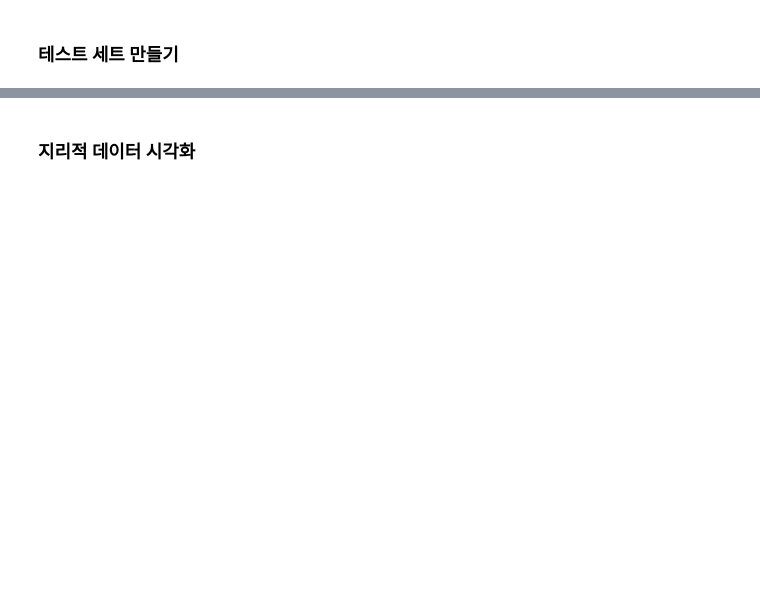
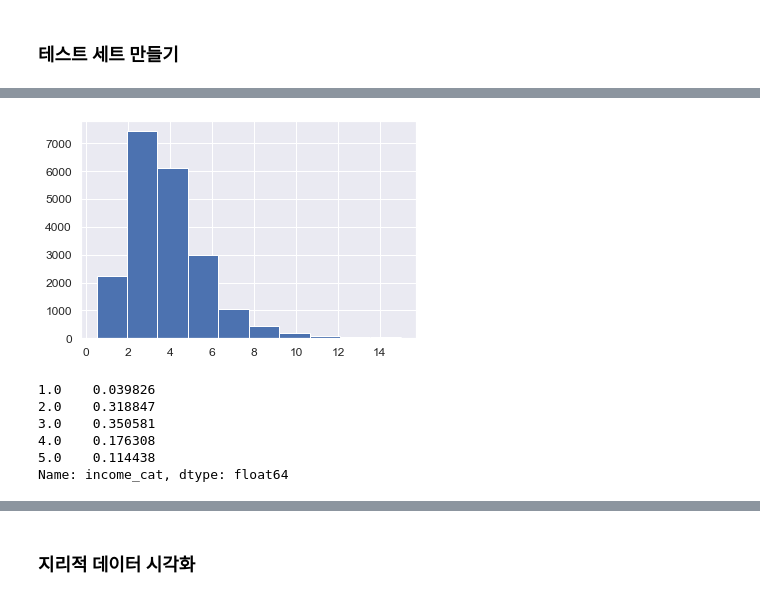
Before and after one commit to High-East/Hands-On-MachineLearning, a Jupyter notebook: Chap02-머신러닝 프로젝트 처음부터 끝까지/Chap02 - 머신러닝 프로젝트 처음부터 끝까지.ipynb, the cells around one changed output, grey strips where cells are left out. Cells and saved outputs as stored; diff of their text form; code cells hidden in the pictures; blank space fills up the shorter version.

```diff
--- a/Chap02-머신러닝 프로젝트 처음부터 끝까지/Chap02 - 머신러닝 프로젝트 처음부터 끝까지.ipynb
+++ b/Chap02-머신러닝 프로젝트 처음부터 끝까지/Chap02 - 머신러닝 프로젝트 처음부터 끝까지.ipynb
@@ -73,0 +167,5 @@ plt.rcParams['axes.unicode_minus'] = False
+# %%
+housing['median_income'].hist()
+plt.show()
+# %% [output]
+[figure, added]
@@ -73,0 +176,9 @@ plt.rcParams['axes.unicode_minus'] = False
+# %%
+(housing["income_cat"].value_counts() / len(housing["income_cat"])).sort_index()
+# %% [output]
+1.0    0.039826
+2.0    0.318847
+3.0    0.350581
+4.0    0.176308
+5.0    0.114438
+Name: income_cat, dtype: float64
```
Also changed, not shown: parts of 39 cells of this notebook, 1 other file.
